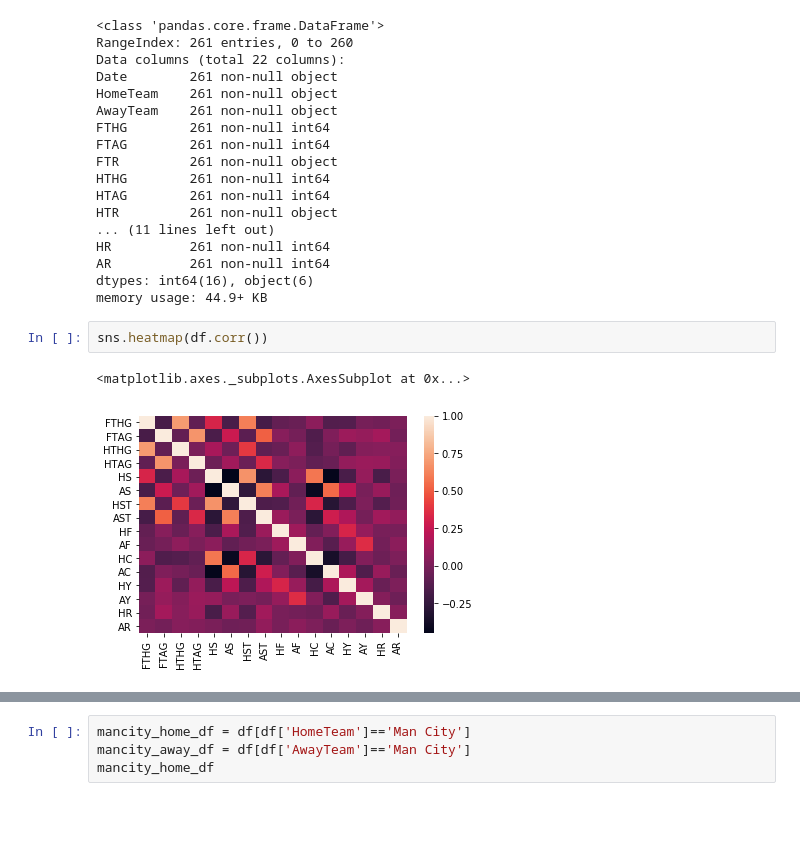
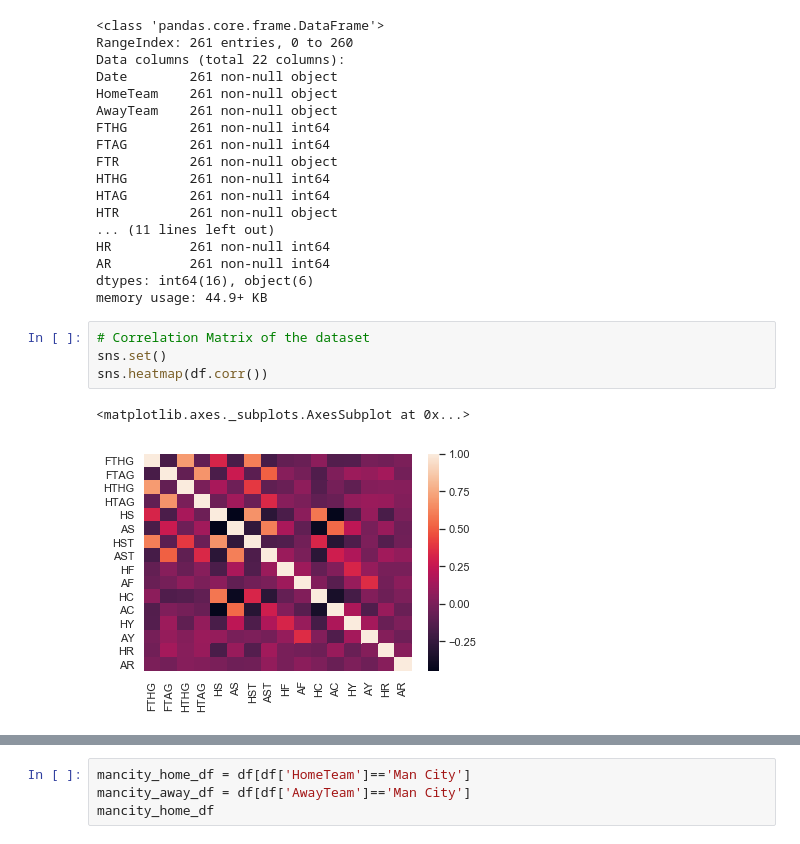
Before and after one commit to sarthakbatragatech/SoccerViz, a Jupyter notebook: SoccerViz.ipynb, the cells around one changed output, grey strips where cells are left out. Cells and saved outputs as stored; diff of their text form; blank space fills up the shorter version.

```diff
--- a/SoccerViz.ipynb
+++ b/SoccerViz.ipynb
@@ -46,8 +47,10 @@ HR          261 non-null int64
 AR          261 non-null int64
 dtypes: int64(16), object(6)
 memory usage: 44.9+ KB
-# %%
-sns.heatmap(df.corr())
-# %% [output]
-<matplotlib.axes._subplots.AxesSubplot at 0x...>
-[figure, removed]
+# %%
+# Correlation Matrix of the dataset
+sns.set()
+sns.heatmap(df.corr())
+# %% [output]
+<matplotlib.axes._subplots.AxesSubplot at 0x...>
+[figure, added]
```
Also changed, not shown: parts of 19 cells of this notebook, 1 other file.
